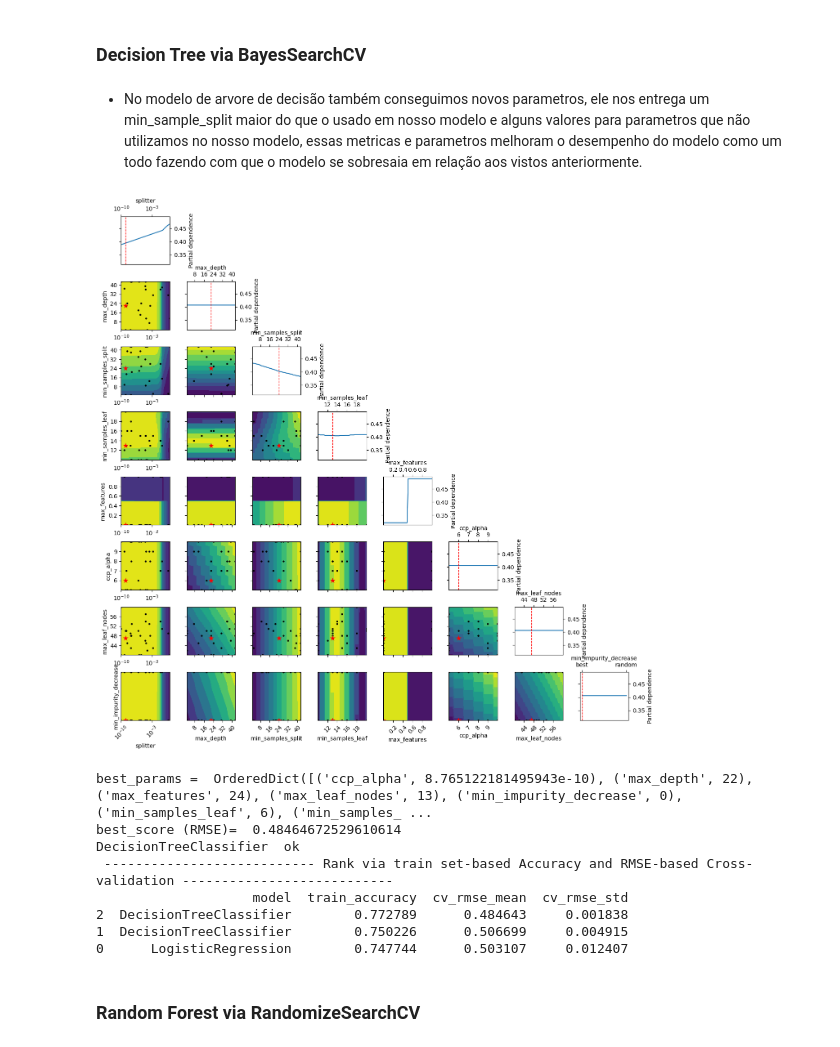
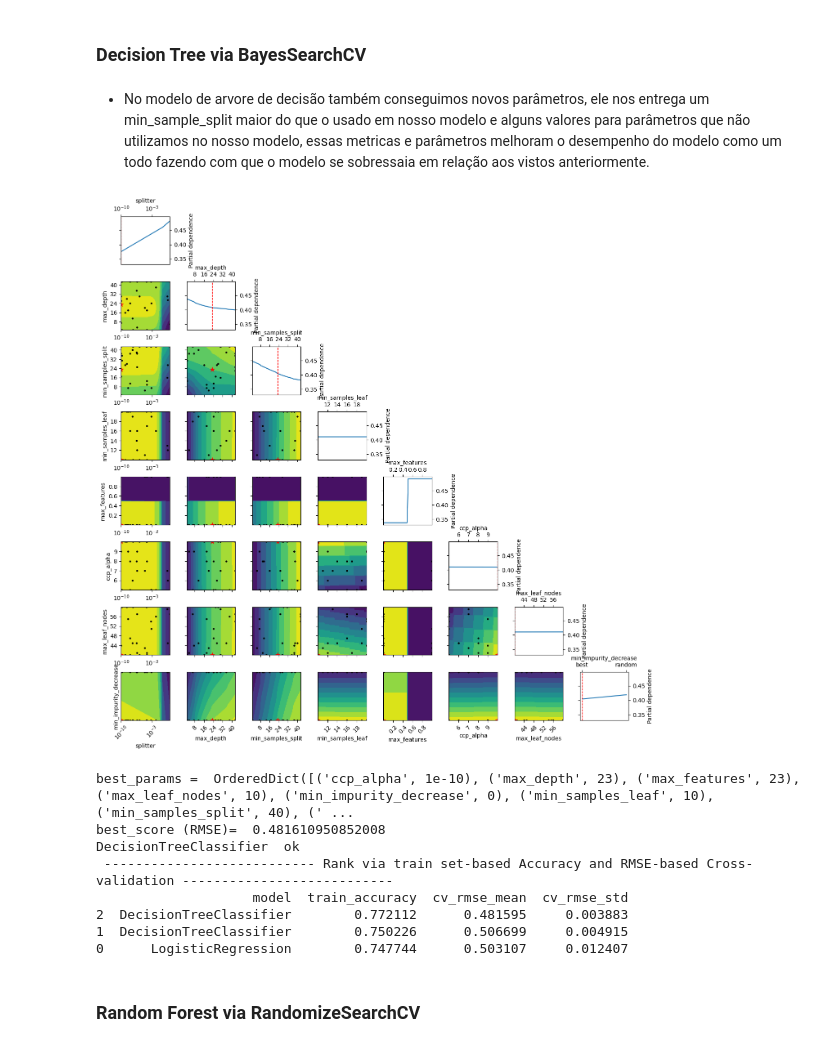
Before and after one commit to kaioreidela/Death_Prediction_in_ICU, a Jupyter notebook: Projeto_TI - final (1).ipynb, the cells around one changed output. Cells and saved outputs as stored; diff of their text form; code cells hidden in the pictures.

Commit message:
ate decision tree 1

```diff
--- a/Projeto_TI - final (1).ipynb
+++ b/Projeto_TI - final (1).ipynb
@@ -1422,31 +1459,30 @@ DecisionTreeClassifier  ok
 # %% [markdown]
 ### Decision Tree via BayesSearchCV
 # %% [markdown]
-* No modelo de arvore de decisão também conseguimos novos parametros, ele nos entrega um min_sample_split maior do que o usado em nosso modelo e alguns valores para parametros que não utilizamos no nosso modelo, essas metricas e parametros melhoram o desempenho do modelo como um todo fazendo com que o modelo se sobresaia em relação aos vistos anteriormente.
+* No modelo de arvore de decisão também conseguimos novos parâmetros, ele nos entrega um min_sample_split maior do que o usado em nosso modelo e alguns valores para parâmetros que não utilizamos no nosso modelo, essas metricas e parâmetros melhoram o desempenho do modelo como um todo fazendo com que o modelo se sobressaia em relação aos vistos anteriormente.
 # %%
 from sklearn.tree import DecisionTreeRegressor
-parsDists = {'splitter': ["best", "random"],  # categorical parameter
+parsDists = {
              'max_depth': (1, x_train_balanced.shape[1]),
-             'splitter': ['best', 'random'],# integer valued parameter
              'min_samples_split': (40, 60),
              'min_samples_leaf': (5,10),
              'max_features': (1, x_train.shape[1]),
              'ccp_alpha': (1e-10, 1e+1, 'log-uniform'),
              'max_leaf_nodes': (10,20),
              'min_impurity_decrease': (0,1),
              }
 tree_reg2 = getOptimalModelViaBayesSearchCv(DecisionTreeClassifier(random_state=0,max_features='sqrt'),#criterion='log_loss' ),
                                             parsDists, x_train_balanced, y_train_balanced)
 computeAccuracyAndRmseScores([tree_reg2])
 #acima de 76.2635
 # %% [output]
-[figure, old version]
+[figure, new version]
-best_params =  OrderedDict([('ccp_alpha', 8.765122181495943e-10), ('max_depth', 22), ('max_features', 24), ('max_leaf_nodes', 13), ('min_impurity_decrease', 0), ('min_samples_leaf', 6), ('min_samples_ ...
-best_score (RMSE)=  0.48464672529610614
+best_params =  OrderedDict([('ccp_alpha', 1e-10), ('max_depth', 23), ('max_features', 23), ('max_leaf_nodes', 10), ('min_impurity_decrease', 0), ('min_samples_leaf', 10), ('min_samples_split', 40), (' ...
+best_score (RMSE)=  0.481610950852008
 DecisionTreeClassifier  ok
  --------------------------- Rank via train set-based Accuracy and RMSE-based Cross-validation ---------------------------
                     model  train_accuracy  cv_rmse_mean  cv_rmse_std
-2  DecisionTreeClassifier        0.772789      0.484643     0.001838
+2  DecisionTreeClassifier        0.772112      0.481595     0.003883
 1  DecisionTreeClassifier        0.750226      0.506699     0.004915
 0      LogisticRegression        0.747744      0.503107     0.012407
 # %% [markdown]
```
Also changed, not shown: parts of 18 cells of this notebook.
